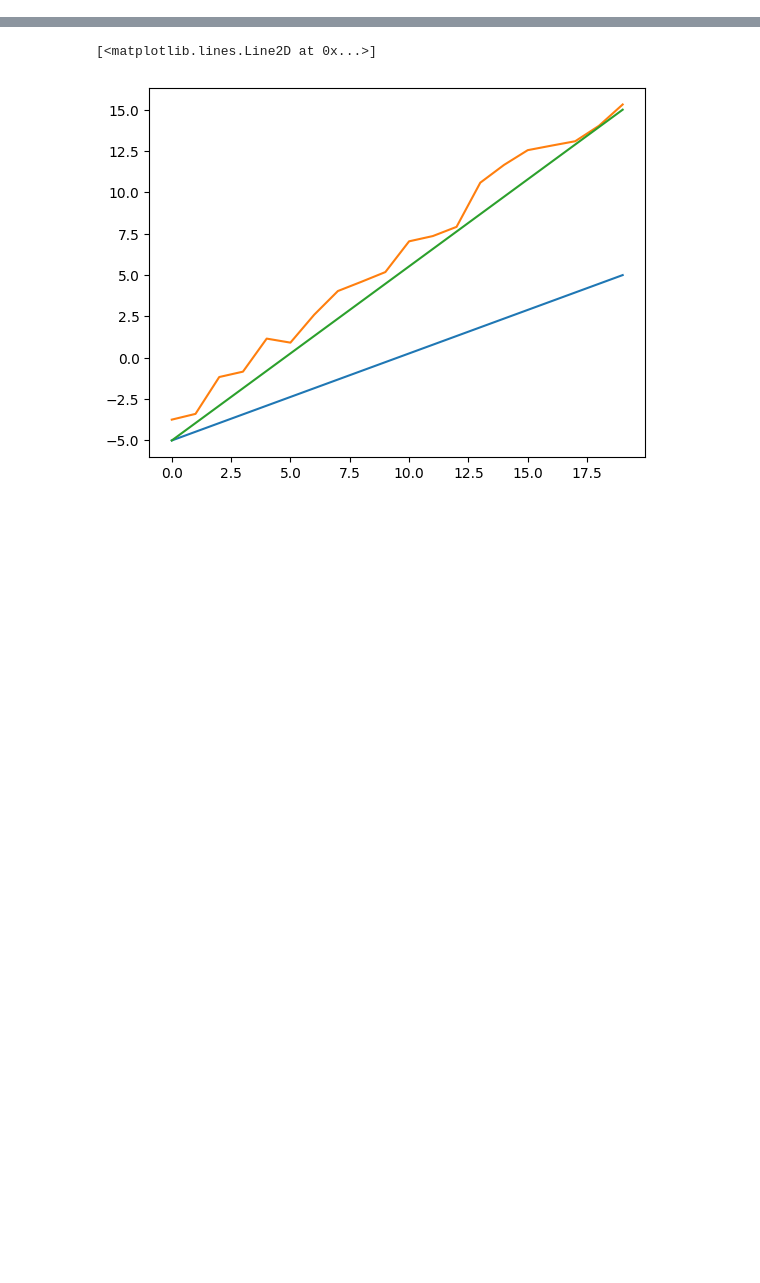
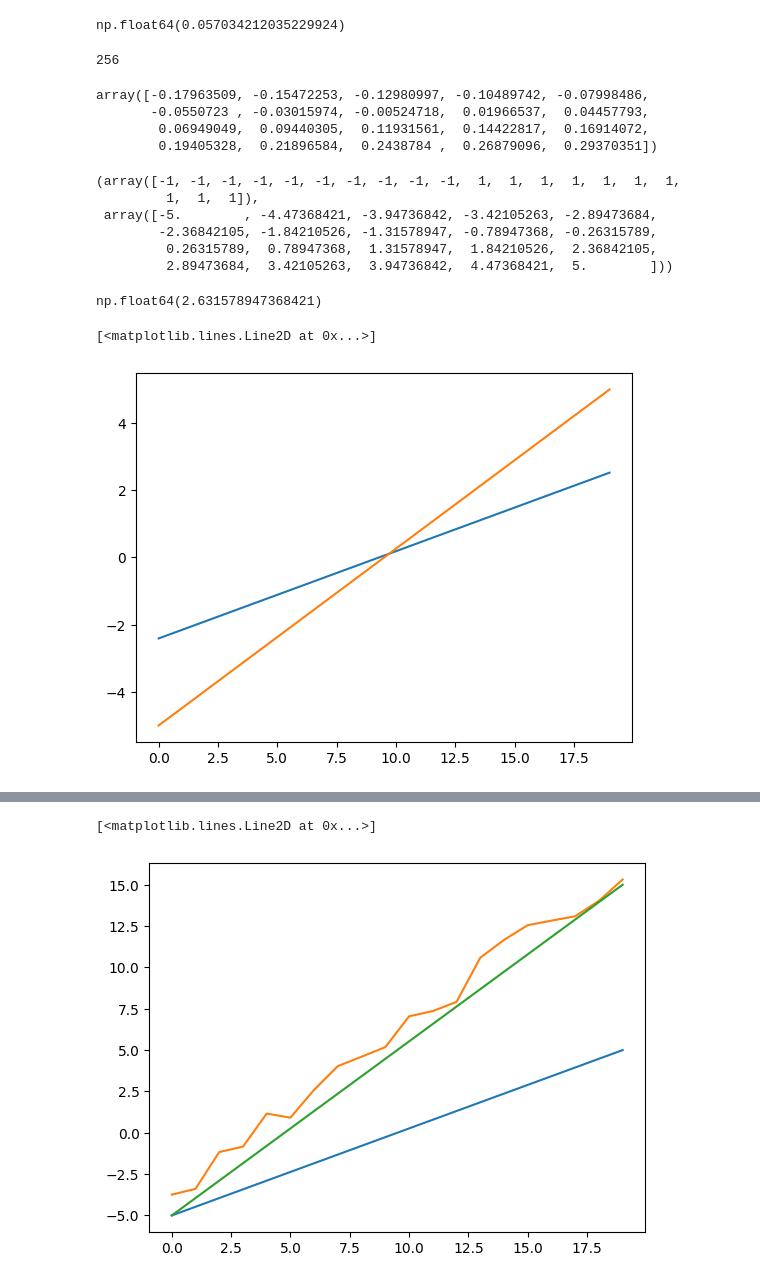
Before and after one commit to GuilhermeBranddao/computer-vision, a Jupyter notebook: notekooks/learn/my_model.ipynb, the cells around one changed output, grey strips where cells are left out. Drawn from its saved outputs; the diff is of its cells as text; code cells hidden in the pictures; blank space fills up the shorter version.

```diff
--- a/notekooks/learn/my_model.ipynb
+++ b/notekooks/learn/my_model.ipynb
@@ -54,0 +81,37 @@ for i in range(50):
+# %%
+np.mean(y_pred_score - y_true)
+# %% [output]
+np.float64(0.057034212035229924)
+# %%
+2**8
+# %% [output]
+256
+# %%
+y_pred_score
+# %% [output]
+array([-0.17963509, -0.15472253, -0.12980997, -0.10489742, -0.07998486,
+       -0.0550723 , -0.03015974, -0.00524718,  0.01966537,  0.04457793,
+        0.06949049,  0.09440305,  0.11931561,  0.14422817,  0.16914072,
+        0.19405328,  0.21896584,  0.2438784 ,  0.26879096,  0.29370351])
+# %%
+grad_L_ypred, x_data
+# %% [output]
+(array([-1, -1, -1, -1, -1, -1, -1, -1, -1, -1,  1,  1,  1,  1,  1,  1,  1,
+         1,  1,  1]),
+ array([-5.        , -4.47368421, -3.94736842, -3.42105263, -2.89473684,
+        -2.36842105, -1.84210526, -1.31578947, -0.78947368, -0.26315789,
+         0.26315789,  0.78947368,  1.31578947,  1.84210526,  2.36842105,
+         2.89473684,  3.42105263,  3.94736842,  4.47368421,  5.        ]))
+# %%
+np.mean(grad_L_ypred * x_data)
+# %% [output]
+np.float64(2.631578947368421)
+# %%
+import matplotlib.pyplot as plt
+
+
+plt.plot([w for w in reversed(y_pred_score)])
+plt.plot(x_data)
+# %% [output]
+[<matplotlib.lines.Line2D at 0x...>]
+[figure, added]
```
Also changed, not shown: parts of 3 cells of this notebook, 4 other files.
